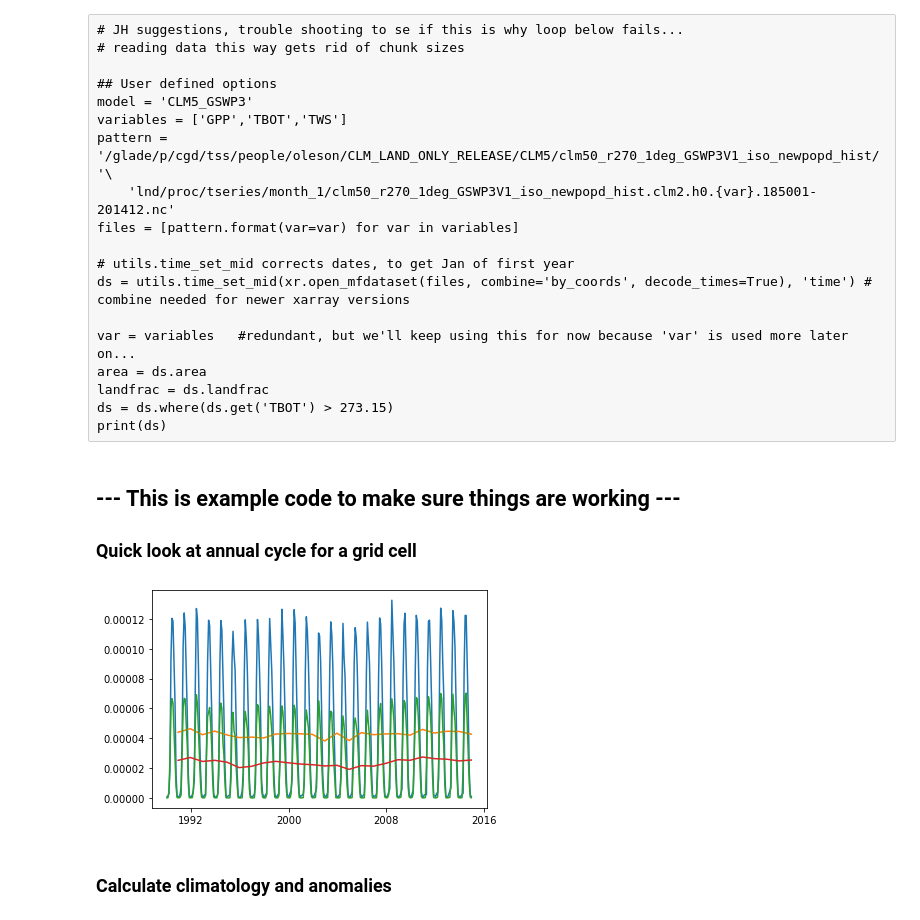
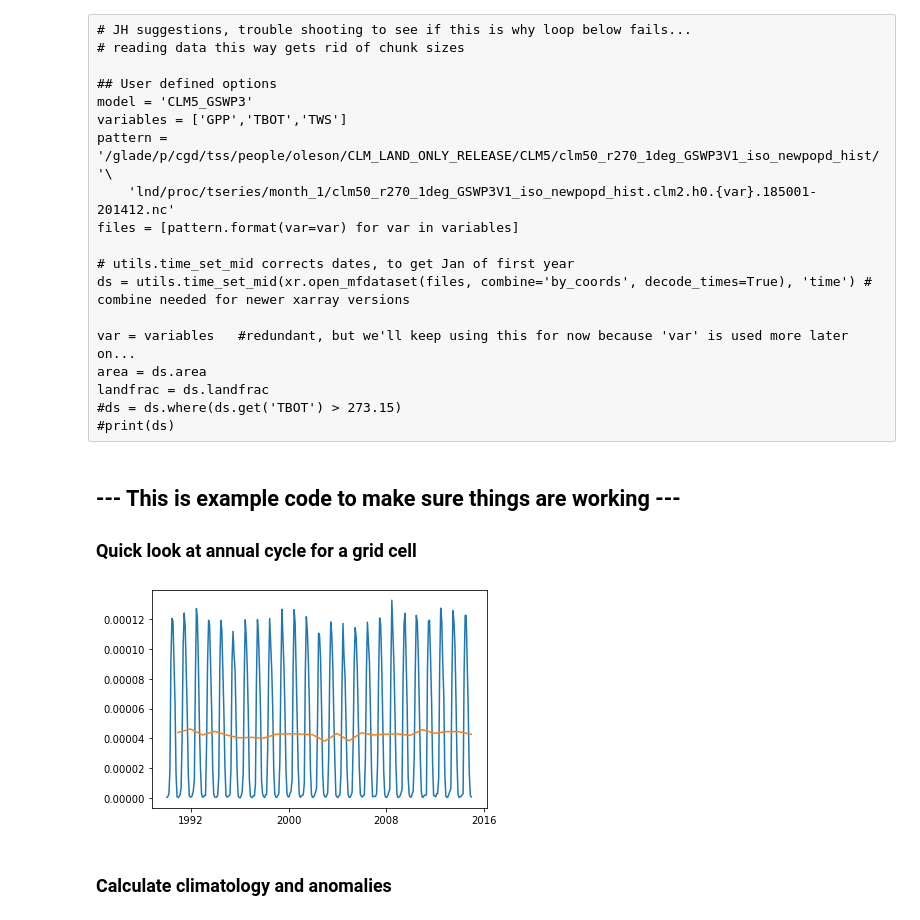
Before and after one commit to NCAR/ctsm_python_gallery, a Jupyter notebook: notebooks/MonthlySVD.ipynb, the cells around one changed output. Cells and saved outputs as stored; diff of their text form; code cells hidden in the pictures.

```diff
--- a/notebooks/MonthlySVD.ipynb
+++ b/notebooks/MonthlySVD.ipynb
@@ -104,5 +89,5 @@ Data variables:
 # %% [raw]
-# JH suggestions, trouble shooting to se if this is why loop below fails...
+# JH suggestions, trouble shooting to see if this is why loop below fails...
 # reading data this way gets rid of chunk sizes
 
 ## User defined options
@@ -118,31 +103,31 @@ ds = utils.time_set_mid(xr.open_mfdataset(files, combine='by_coords', decode_tim
 var = variables   #redundant, but we'll keep using this for now because 'var' is used more later on...
 area = ds.area
 landfrac = ds.landfrac
-ds = ds.where(ds.get('TBOT') > 273.15)
-print(ds)
+#ds = ds.where(ds.get('TBOT') > 273.15)
+#print(ds)
 # %% [markdown]
 ## --- This is example code to make sure things are working ---
 ###          Quick look at annual cycle for a grid cell
 # %%
 years = 25
 months = years * 12
-tlat =  60  #-3
-tlon =  240 #280
+tlat = 60  #46  #-3
+tlon = 240 #262 #280
 ds_test = ds.sel(lat=tlat, lon=tlon, method='nearest') #select a single grid point to work with first
 ds_last = ds_test.isel(time=slice(-months,None))
 dataset = ds_last.get(var)
 ds_ann  = dataset.apply(utils.weighted_annual_mean)
 plt.plot(ds_last.time['time'], ds_last.get(var[0]), '-' );
 plt.plot(ds_ann.time['time'], ds_ann.get(var[0]), '-' );
 
-dsB_test = dsB.sel(lat=tlat, lon=tlon, method='nearest') #select a single grid point to work with first
-dsB_last = dsB_test.isel(time=slice(-months,None))
-datasetB = dsB_last.get(var)
-dsB_ann  = datasetB.apply(utils.weighted_annual_mean)
-plt.plot(dsB_last.time['time'], dsB_last.get(var[0]), '-' );
-plt.plot(dsB_ann.time['time'], dsB_ann.get(var[0]), '-' );
+#dsB_test = dsB.sel(lat=tlat, lon=tlon, method='nearest') #select a single grid point to work with first
+#dsB_last = dsB_test.isel(time=slice(-months,None))
+#datasetB = dsB_last.get(var)
+#dsB_ann  = datasetB.apply(utils.weighted_annual_mean)
+#plt.plot(dsB_last.time['time'], dsB_last.get(var[0]), '-' );
+#plt.plot(dsB_ann.time['time'], dsB_ann.get(var[0]), '-' );
 # %% [output]
-[figure, old version]
+[figure, new version]
 # %% [markdown]
 ### Calculate climatology and anomalies
 # %%
```
Also changed, not shown: parts of 63 cells of this notebook.
